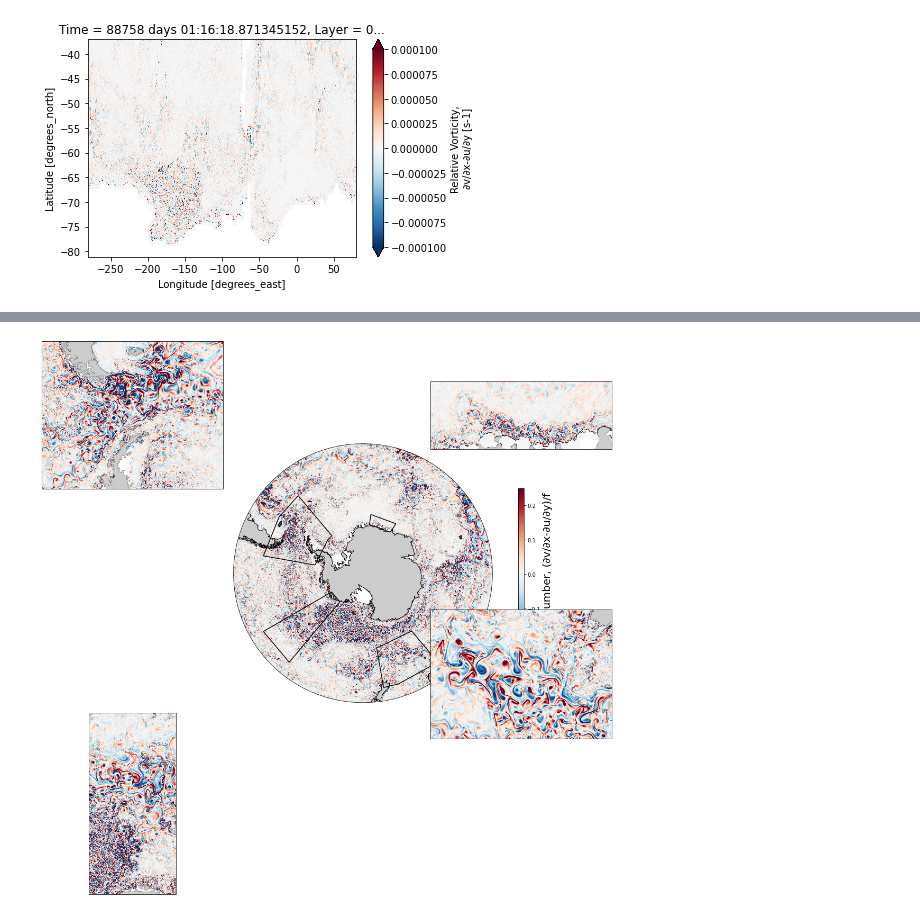
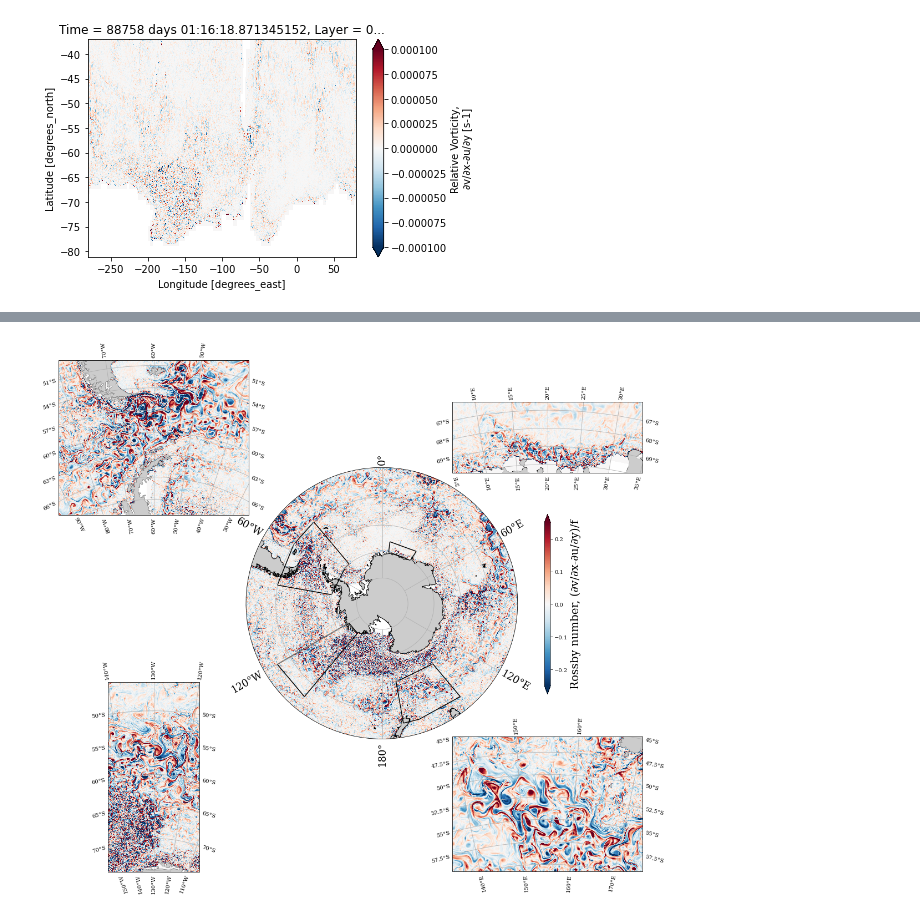
Before and after one commit to edoddridge/SO-RoG-plots, a Jupyter notebook: Rel vort SO plot.ipynb, the cells around one changed output, grey strips where cells are left out. Saved outputs shown, nothing was run; the diff lists cells and outputs as text; code cells hidden in the pictures.

Commit message:
Address first round comments on Rossby number figure

```diff
--- a/Rel vort SO plot.ipynb
+++ b/Rel vort SO plot.ipynb
@@ -393,13 +359,16 @@ verts = np.vstack([np.sin(theta), np.cos(theta)]).T
 circle = mpath.Path(verts * radius + center)
 ax.set_boundary(circle, transform=ax.transAxes)
 
+gl = ax.gridlines(ylim=(-80,80), ylocs=[-80, -70, -60, -50, -40, -30], draw_labels='x', y_inline=False, xlabel_style={'size':18})
+
+
 p1 = Ro_panant.sel(Layer=0, method='nearest').squeeze().plot.pcolormesh(ax=ax, transform=ccrs.PlateCarree(),
                                                          add_colorbar=False, vmin=-0.25, vmax=0.25, cmap='RdBu_r')
 
 ax.set_title('')
 
 ax_cb = plt.axes([0.92, 0.25, 0.015, 0.5])
-cb = plt.colorbar(p1, cax=ax_cb, orientation='vertical')
+cb = plt.colorbar(p1, cax=ax_cb, orientation='vertical', extend='both')
 cb.ax.set_ylabel('Rossby number, (∂v/∂x-∂u/∂y)/f', fontsize=20);
 
 
@@ -440,7 +409,7 @@ axins_0.set_title('')
 
 axins_0.add_feature(cartopy.feature.COASTLINE)
 axins_0.add_feature(land_50m, color=[0.8, 0.8, 0.8])
-
+axins_0.gridlines(draw_labels=True, y_inline=False)
 
 # these lines are a bit jagged - could be improved.
 ax.hlines([minlat, maxlat], minlon, maxlon, colors='k', transform=ccrs.PlateCarree())
@@ -449,7 +418,7 @@ ax.vlines([minlon, maxlon], minlat, maxlat, colors='k', transform=ccrs.PlateCarr
 
 
 ##########################
-### second insert
+### second insert - bottom right
 
 delta_lon = 15
 midlon = 155
@@ -465,7 +434,7 @@ lats = ds_panant.geolat_c.sel(xq=slice(minlon, maxlon)).sel(yq=slice(minlat, max
 
 
 axins_1 = inset_axes(ax, width="70%", height="70%", loc="lower left",
-                   bbox_to_anchor=(0.75,-0.25,1,1),
+                   bbox_to_anchor=(0.75,-0.6,1,1),
                    bbox_transform=ax.transAxes,
                    axes_class=cartopy.mpl.geoaxes.GeoAxes,
                    axes_kwargs=dict(map_projection=cartopy.crs.Stereographic(central_longitude=midlon, central_latitude=midlat)))
@@ -489,13 +458,14 @@ ax.vlines([minlon, maxlon], minlat, maxlat, colors='k', transform=ccrs.PlateCarr
 
 axins_1.add_feature(cartopy.feature.COASTLINE)
 axins_1.add_feature(land_50m, color=[0.8, 0.8, 0.8])
+axins_1.gridlines(draw_labels=True, y_inline=False)
 
 
 
 
 
 ##########################
-### third insert
+### third insert - bottom left
 
 delta_lon = 10
 midlon = 230
@@ -507,16 +477,13 @@ maxlat = minlat + delta_lat
 midlat = (minlat + maxlat)/2
 
 
-
-
 lons = ds_panant.geolon_c.sel(xq=slice(minlon, maxlon)).sel(yq=slice(minlat, maxlat))
 lats = ds_panant.geolat_c.sel(xq=slice(minlon, maxlon)).sel(yq=slice(minlat, maxlat))
 
 # ax.set_extent([minlon, maxlon, minlat, maxlat], crs=ccrs.PlateCarree())
 
-
 axins_2 = inset_axes(ax, width="70%", height="70%", loc="lower left",
-                   bbox_to_anchor=(-0.75,-0.75,1,1),
+                   bbox_to_anchor=(-0.7,-0.5,1,1),
                    bbox_transform=ax.transAxes,
                    axes_class=cartopy.mpl.geoaxes.GeoAxes,
                    axes_kwargs=dict(map_projection=cartopy.crs.Stereographic(central_longitude=midlon, central_latitude=midlat)))
@@ -540,6 +507,7 @@ ax.vlines([minlon, maxlon], minlat, maxlat, colors='k', transform=ccrs.PlateCarr
 
 axins_2.add_feature(cartopy.feature.COASTLINE)
 axins_2.add_feature(land_50m, color=[0.8, 0.8, 0.8])
+axins_2.gridlines(draw_labels=True, y_inline=False)
 
 
 
@@ -558,25 +526,26 @@ lons = ds_panant.geolon_c.sel(xq=slice(minlon, maxlon)).sel(yq=slice(minlat, max
 lats = ds_panant.geolat_c.sel(xq=slice(minlon, maxlon)).sel(yq=slice(minlat, maxlat))
 
 
-axins_0 = inset_axes(ax, width="70%", height="70%", loc="lower left",
-                   bbox_to_anchor=(-0.75,0.75,1,1),
+axins_3 = inset_axes(ax, width="70%", height="70%", loc="lower left",
+                   bbox_to_anchor=(-0.7,0.75,1,1),
                    bbox_transform=ax.transAxes,
                    axes_class=cartopy.mpl.geoaxes.GeoAxes,
                    axes_kwargs=dict(map_projection=cartopy.crs.Stereographic(central_longitude=midlon, central_latitude=midlat)))
 
-axins_0.set_extent([minlon, maxlon, minlat, maxlat], crs=ccrs.PlateCarree())
+axins_3.set_extent([minlon, maxlon, minlat, maxlat], crs=ccrs.PlateCarree())
 
-p_ins_0 = Ro_panant.sel(Layer=0, method='nearest').squeeze().plot.pcolormesh(ax=axins_0, transform=ccrs.PlateCarree(),
+p_ins_3 = Ro_panant.sel(Layer=0, method='nearest').squeeze().plot.pcolormesh(ax=axins_3, transform=ccrs.PlateCarree(),
                                                          add_colorbar=False, vmin=-0.25, vmax=0.25, cmap='RdBu_r')
 
-axins_0.set_title('')
+axins_3.set_title('')
 
 # to make it a sector map
 # boundary_path = make_boundary_path(lons, lats)
 # axins_0.set_boundary(boundary_path, transform=ccrs.PlateCarree())
 
-axins_0.add_feature(cartopy.feature.COASTLINE)
-axins_0.add_feature(land_50m, color=[0.8, 0.8, 0.8])
+axins_3.add_feature(cartopy.feature.COASTLINE)
+axins_3.add_feature(land_50m, color=[0.8, 0.8, 0.8])
+axins_3.gridlines(draw_labels=True, y_inline=False)
 
 
 # these lines are a bit jagged - could be improved.
@@ -586,5 +555,5 @@ ax.vlines([minlon, maxlon], minlat, maxlat, colors='k', transform=ccrs.PlateCarr
 
 
 
-fig.savefig('/g/data/jk72/ed7737/RoG plots/Panantarctic-Rossby_number_with_insets.png', dpi=200, bbox_inches='tight')
+fig.savefig('/g/data/jk72/ed7737/RoG plots/Panantarctic-Rossby_number_with_insets.png', dpi=400, bbox_inches='tight')
 # %% [output]
@@ -593 +562 @@ Wall time: 3min
-[figure, old version]
+[figure, new version]
```
Also changed, not shown: parts of 35 cells of this notebook.
